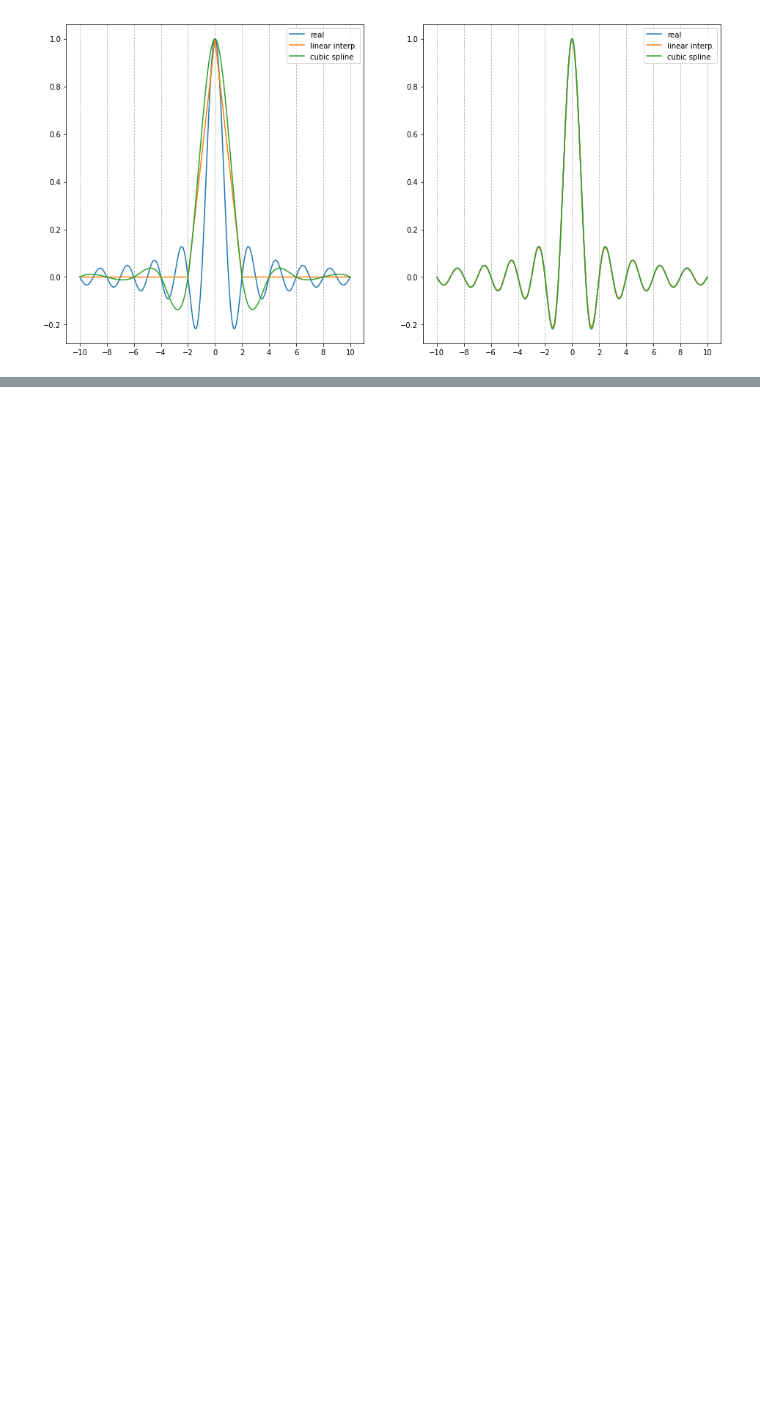
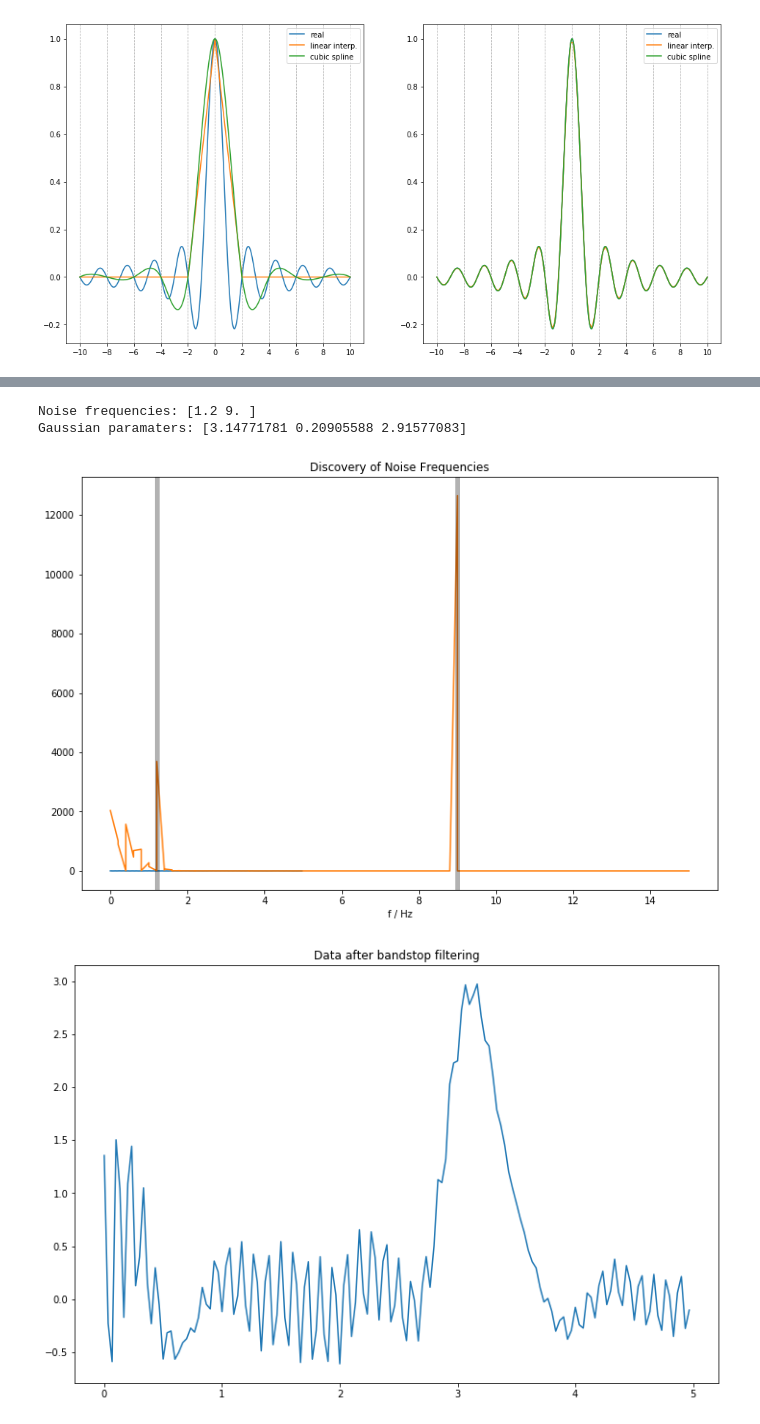
Before and after one commit to ftorradeflot/PythonMasterIFAE, a Jupyter notebook: scipy/scipy_solutions.ipynb, the cells around one changed output, grey strips where cells are left out. Saved outputs shown, nothing was run; the diff lists cells and outputs as text; code cells hidden in the pictures; blank space fills up the shorter version.

```diff
--- a/scipy/scipy_solutions.ipynb
+++ b/scipy/scipy_solutions.ipynb
@@ -164,0 +171,56 @@ for i, ax in enumerate(axes):
+# %%
+import numpy as np
+import matplotlib.pyplot as plt
+from scipy.optimize import curve_fit
+from scipy.signal import butter, lfilter
+from scipy import fftpack
+
+def gaussian(x, mu, sigma, A):
+    return A*np.exp(-(x - mu)**2/(2*sigma**2))
+
+sample_rate = 30
+T = 5
+t = np.linspace(0, T, T*sample_rate, endpoint=False)
+y = gaussian(t, 3.1, 0.2, 3) + np.sin(1.2*2*np.pi*t) + 1.5*np.cos(9*2*np.pi*t)
+plt.plot(t, y)
+
+z = fftpack.rfft(y)
+f = fftpack.rfftfreq(len(t), t[1] - t[0])
+
+maxima = f[np.abs(z)**2 > 2100]
+print("Noise frequencies:", maxima)
+
+plt.figure(1)
+plt.plot(f, np.abs(z)**2)
+plt.xlabel('f / Hz')
+for freq in maxima:
+    plt.axvline(x=freq, color='black', alpha=0.3, lw=5)
+plt.title('Discovery of Noise Frequencies')
+
+def bandstop_filter(data, freq_window, fs, order=5):
+    nyquist_frequency = fs/2
+    freq_window = np.array(freq_window)
+    normal_freq = freq_window/nyquist_frequency
+    b, a = butter(order, normal_freq, btype='bandstop')
+    y = lfilter(b, a, data)
+    return y
+
+plt.figure(2)
+sample_rate = (len(t) - 1)/(t[-1])
+y_filt = bandstop_filter(y, [1.15, 1.25], sample_rate)
+y_filt = bandstop_filter(y_filt, [8.9, 9.1], sample_rate)
+plt.plot(t, y_filt)
+plt.title('Data after bandstop filtering')
+
+params, __ = curve_fit(gaussian, t, y_filt)
+print("Gaussian paramaters:", params)
+
+plt.figure(3)
+plt.plot(t, gaussian(t, *params))
+plt.plot(t, y_filt)
+plt.title('Filtered data fit with Gaussian');
+# %% [output]
+Noise frequencies: [1.2 9. ]
+Gaussian paramaters: [3.14771781 0.20905588 2.91577083]
+[figure, added]
+[figure, added]
```
Also changed, not shown: parts of 7 cells of this notebook, 2 other files.
